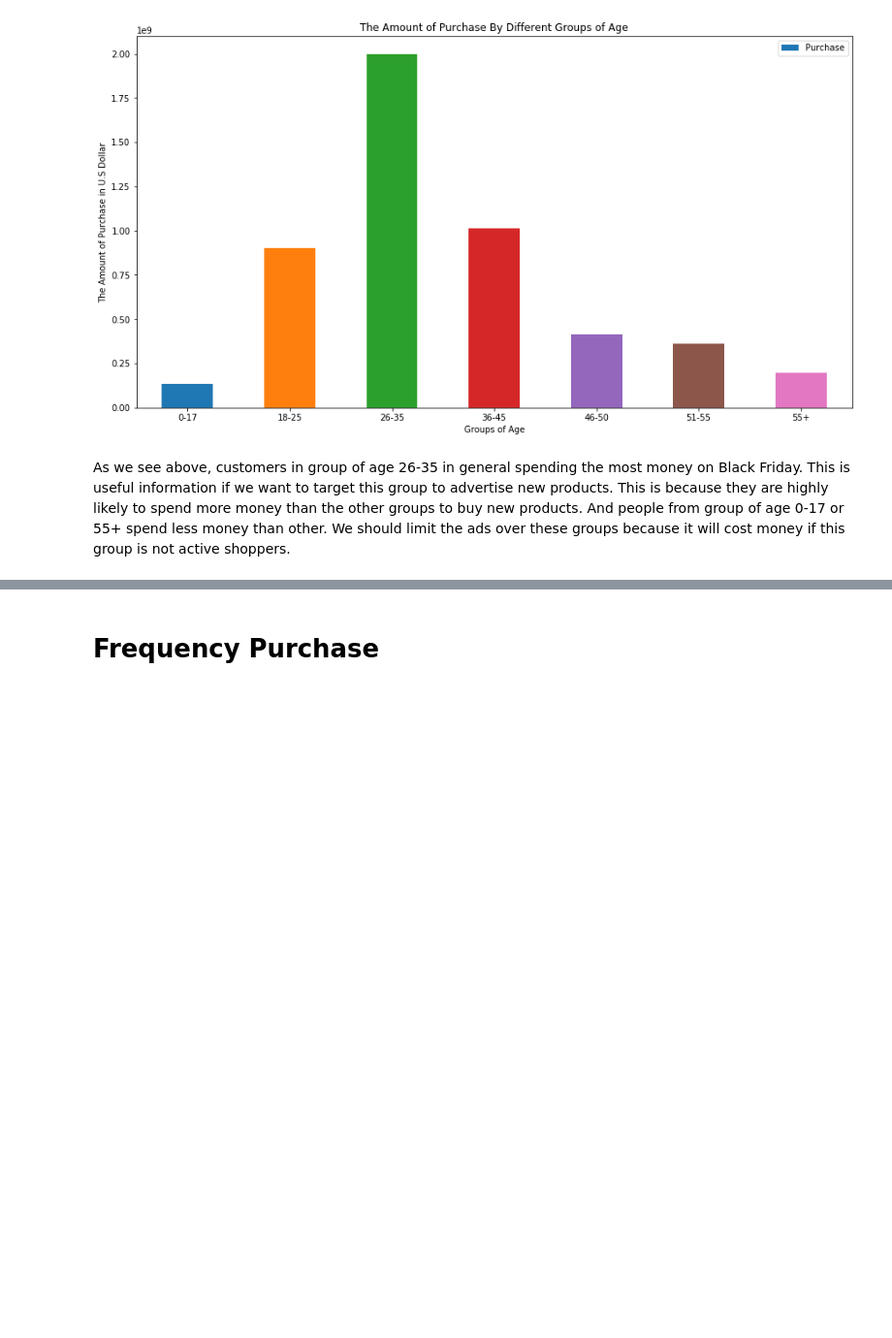
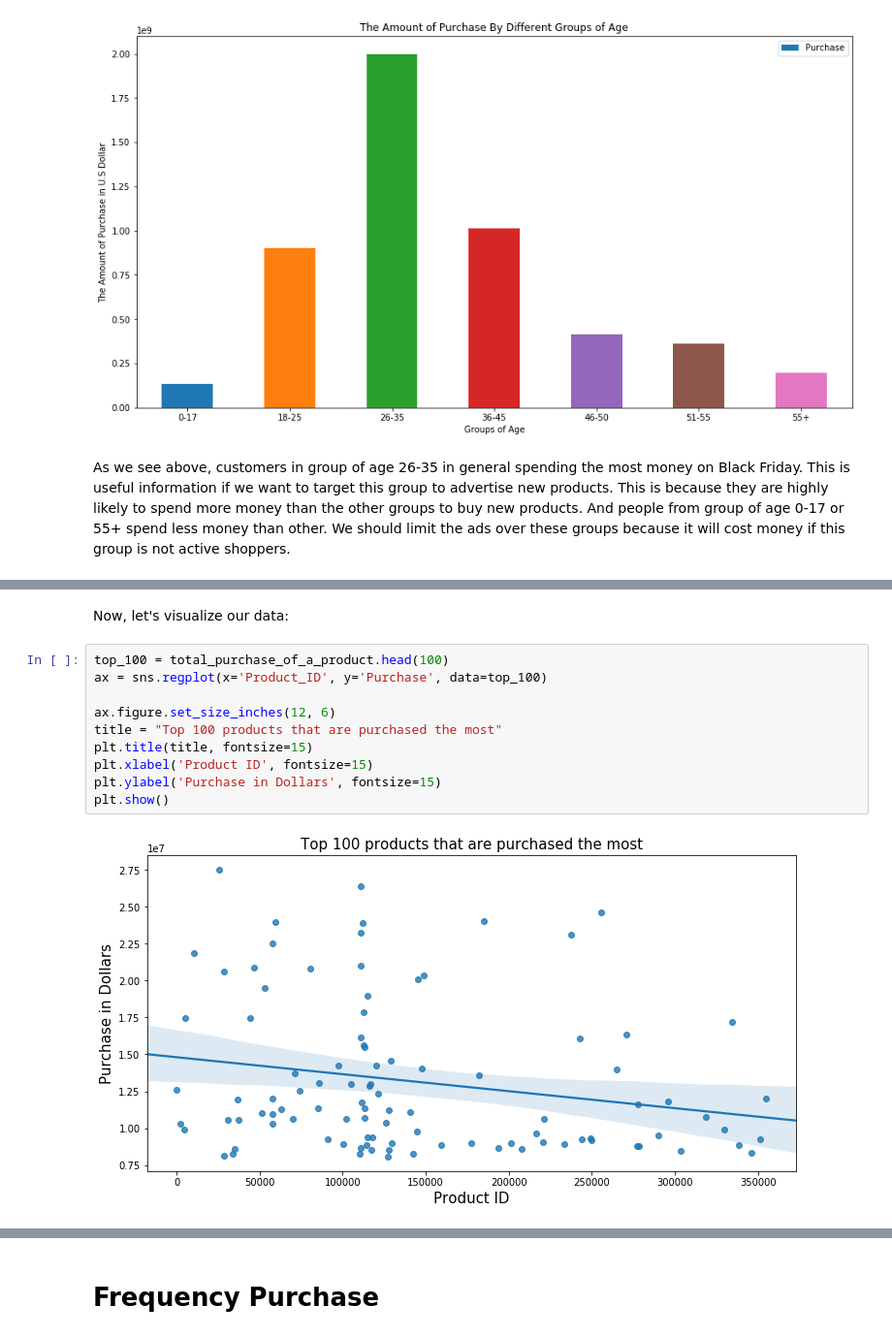
Before and after one commit to mtruon11/Black-Friday-Analysis, a Jupyter notebook: Black-Friday-Analysis.ipynb, the cells around one changed output, grey strips where cells are left out. Shown at 97% size. Drawn from its saved outputs; the diff is of its cells as text; blank space fills up the shorter version.

```diff
--- a/Black-Friday-Analysis.ipynb
+++ b/Black-Friday-Analysis.ipynb
@@ -299,0 +319,14 @@ As we see above, customers in group of age 26-35 in general spending the most mo
+# %% [markdown]
+Now, let's visualize our data:
+# %%
+top_100 = total_purchase_of_a_product.head(100)
+ax = sns.regplot(x='Product_ID', y='Purchase', data=top_100)
+
+ax.figure.set_size_inches(12, 6)
+title = "Top 100 products that are purchased the most"
+plt.title(title, fontsize=15)
+plt.xlabel('Product ID', fontsize=15)
+plt.ylabel('Purchase in Dollars', fontsize=15)
+plt.show()
+# %% [output]
+[figure, added]
```
Also changed, not shown: parts of 21 cells of this notebook.
